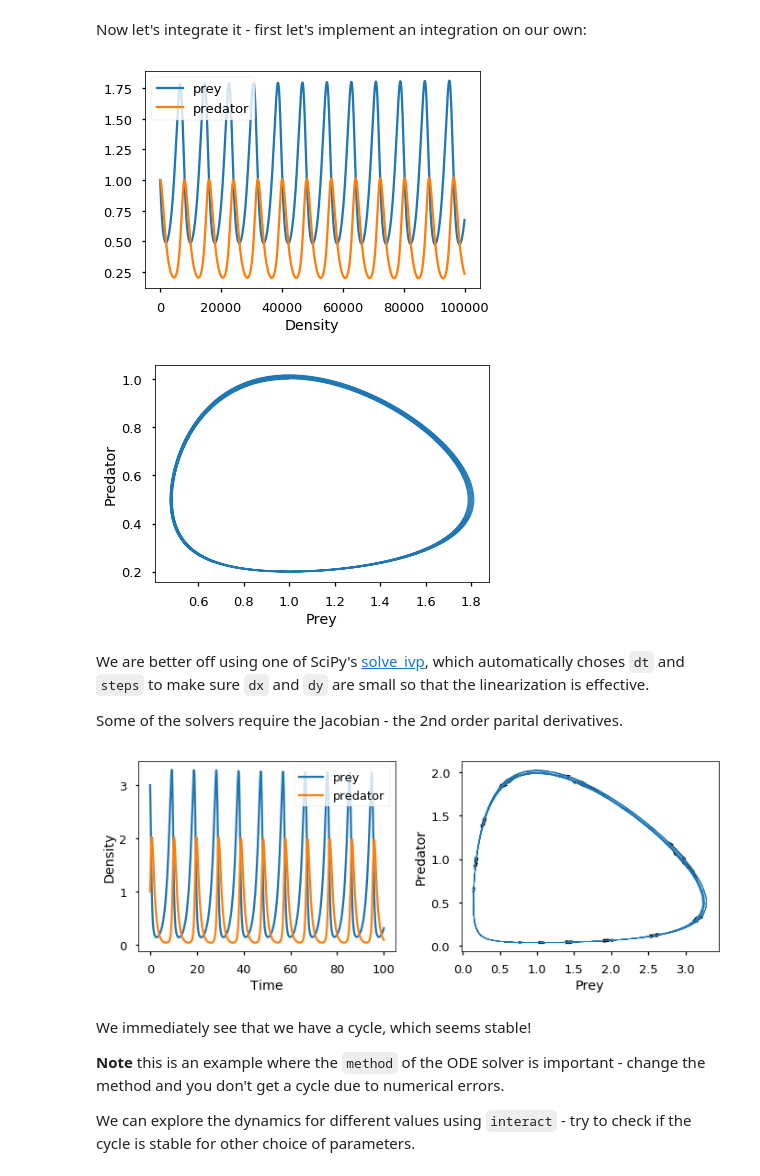
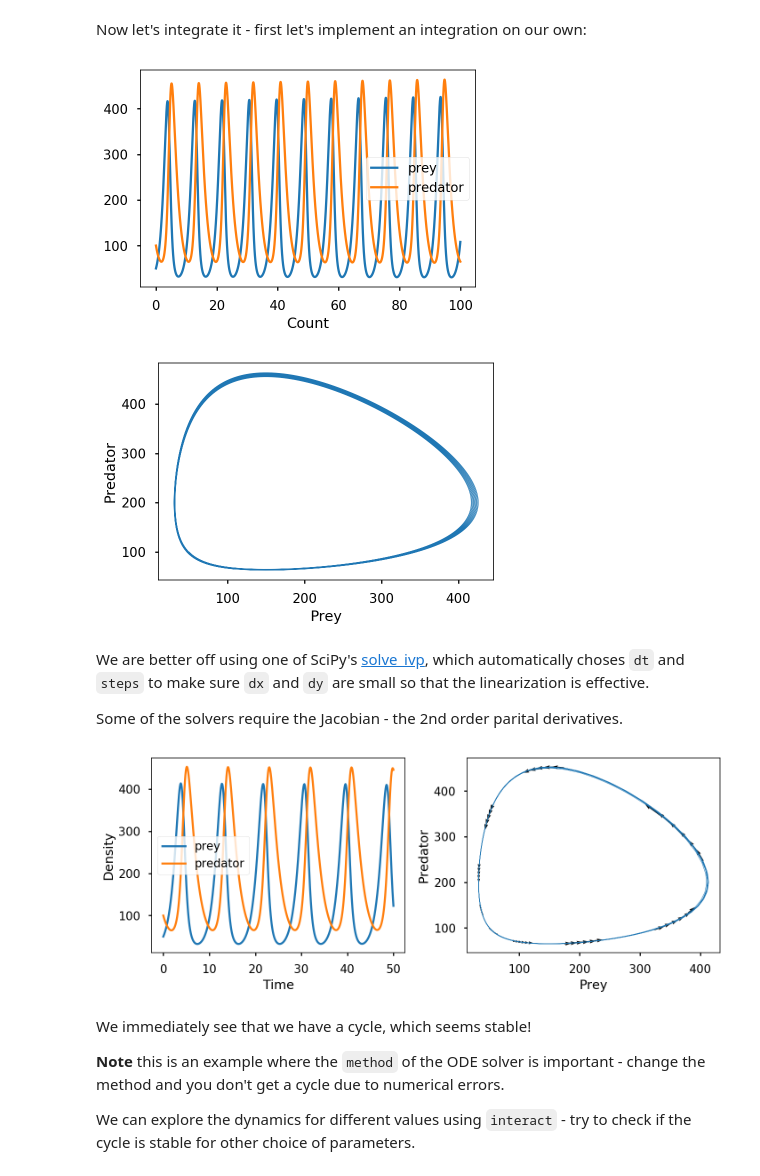
Before and after one commit to yoavram/SciComPy, a Jupyter notebook: notebooks/lotka-volterra.ipynb, the cells around one changed output. Drawn from its saved outputs; the diff is of its cells as text; code cells hidden in the pictures.

Commit message:
change parameters so it is counts instead of density

```diff
--- a/notebooks/lotka-volterra.ipynb
+++ b/notebooks/lotka-volterra.ipynb
@@ -50,32 +50,35 @@ def dxydt(t, xy, b, h, ϵ, d):
 # %% [markdown]
 Now let's integrate it - first let's implement an integration on our own:
 # %%
-b = 2/3
-h = 4/3
-ϵ = 3/4
-d = 1
+b = 1
+h = 0.005
+ϵ = 0.8
+d = 0.6
 
 steps = 100000
 xy = np.empty((2, steps))
-xy[:,0] = 1, 1
+xy[:,0] = 50, 100
 dt = 0.001
 
 for t_ in range(1, steps):
     xy[:,t_] = xy[:, t_-1] + dxydt(t_, xy[:, t_-1], b, h, ϵ, d) * dt
+x = xy[0, :]
+y = xy[1, :]
+t = np.arange(0, dt * steps, dt)
 # %%
-plt.plot(xy[0,:], label='prey')
-plt.plot(xy[1,:], label='predator')
+plt.plot(t, x, label='prey')
+plt.plot(t, y, label='predator')
 plt.xlabel('Time')
-plt.xlabel('Density')
+plt.xlabel('Count')
 plt.legend();
 # %% [output]
-[figure, old version]
+[figure, new version]
 # %%
-plt.plot(xy[0,:], xy[1,:], lw=0.5)
+plt.plot(x, y, lw=0.5)
 plt.xlabel('Prey')
 plt.ylabel('Predator');
 # %% [output]
-[figure, old version]
+[figure, new version]
 # %% [markdown]
 We are better off using one of SciPy's [solve_ivp](https://docs.scipy.org/doc/scipy/reference/generated/scipy.integrate.solve_ivp.html), which automatically choses `dt` and `steps` to make sure `dx` and `dy` are small so that the linearization is effective.
 
@@ -112,19 +115,9 @@ def solve_plot(x0, y0, tmax, b, h, ϵ, d):
     fig.tight_layout()
     return sol.t, sol.y
 
-b = 2/3
-h = 4/3
-ϵ = 3/4
-d = 1
-
-# b = 1.3
-# h = 0.5
-# ϵ = 1.6/h
-# d = 0.7
-
-solve_plot(3, 1, 100, b, h, ϵ, d);
+solve_plot(50, 100, 50, b, h, ϵ, d);
 # %% [output]
-[figure, old version]
+[figure, new version]
 # %% [markdown]
 We immediately see that we have a cycle, which seems stable!
 
```
Also changed, not shown: parts of 10 cells of this notebook.
